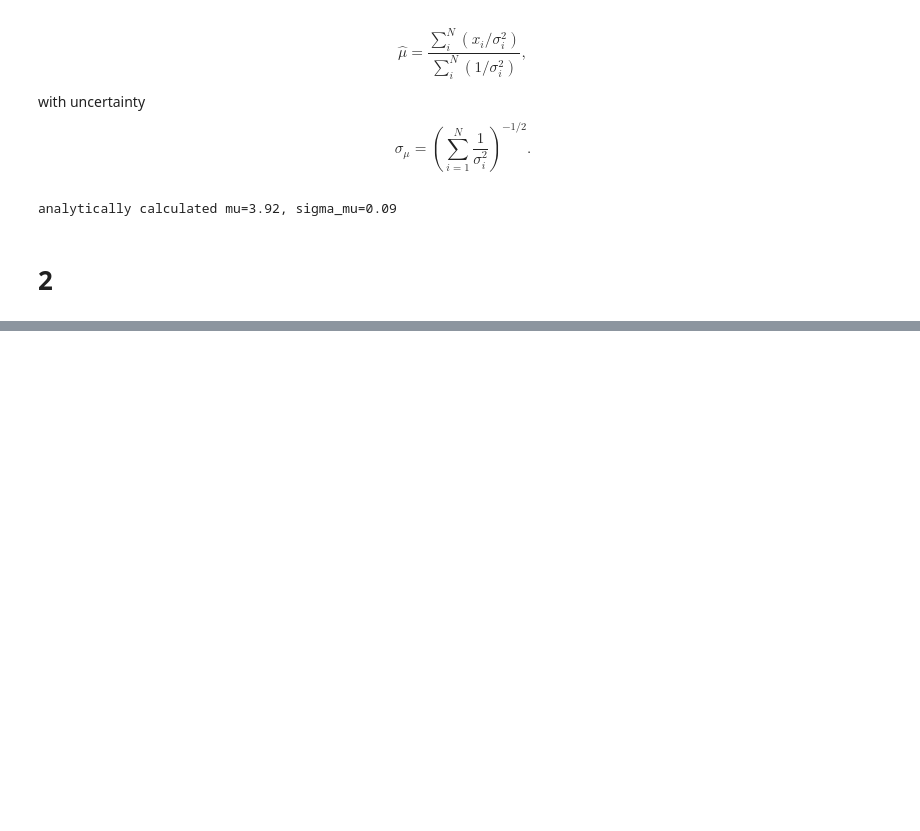
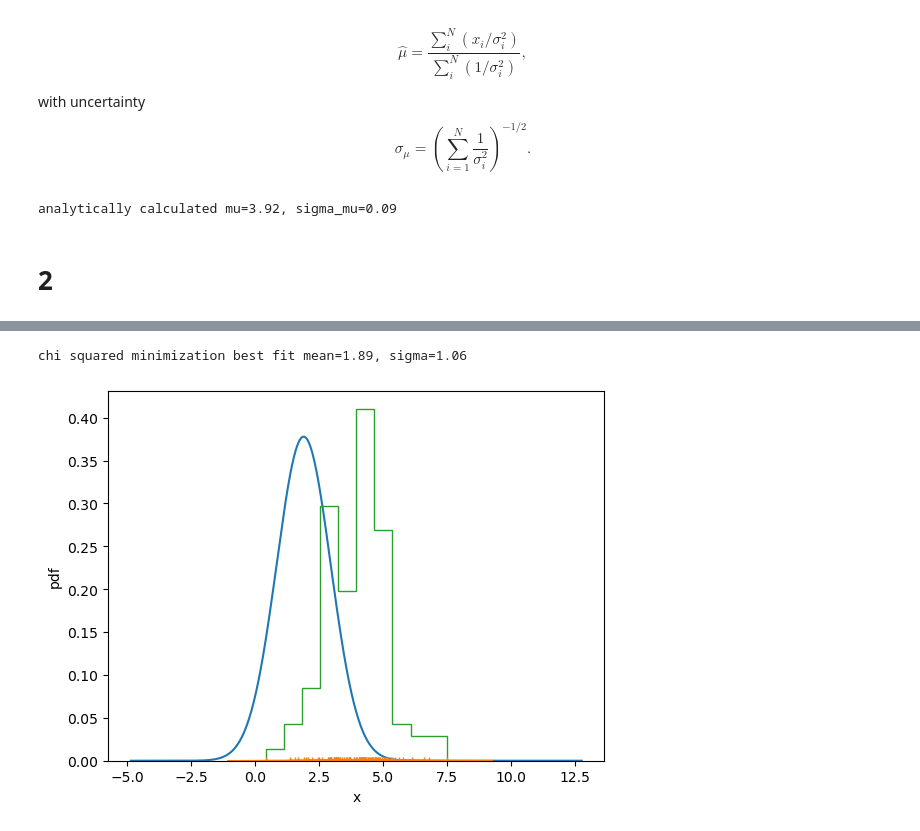
Before and after one commit to VanderbiltAstronomy/astr_8070_s24, a Jupyter notebook: coursework/student_folders/levi_schult/hws/vu_astr8070_s24_hw3.ipynb, the cells around one changed output, grey strips where cells are left out. Drawn from its saved outputs; the diff is of its cells as text; code cells hidden in the pictures; blank space fills up the shorter version.

```diff
--- a/coursework/student_folders/levi_schult/hws/vu_astr8070_s24_hw3.ipynb
+++ b/coursework/student_folders/levi_schult/hws/vu_astr8070_s24_hw3.ipynb
@@ -84,0 +129,13 @@ analytically calculated mu=3.92, sigma_mu=0.09
+# %%
+neglnlik_heterodata = lambda modelguess: chisq(modelguess[0], modelguess[1],
+                                                  data=data[:, 0], uncert=data[:, 1])
+modelguess0 = [2, 1]
+bestfitmodel = optimize.fmin(neglnlik_heterodata, modelguess0)
+# %%
+print(f'chi squared minimization best fit mean={bestfitmodel[0]:.2f}, sigma={bestfitmodel[1]:.2f}')
+# %% [output]
+chi squared minimization best fit mean=1.89, sigma=1.06
+# %%
+chisq(bestfitmodel[0], bestfitmodel[1], data[:,0], data[:,1], plot=True);
+# %% [output]
+[figure, added]
```
Also changed, not shown: parts of 4 cells of this notebook.
